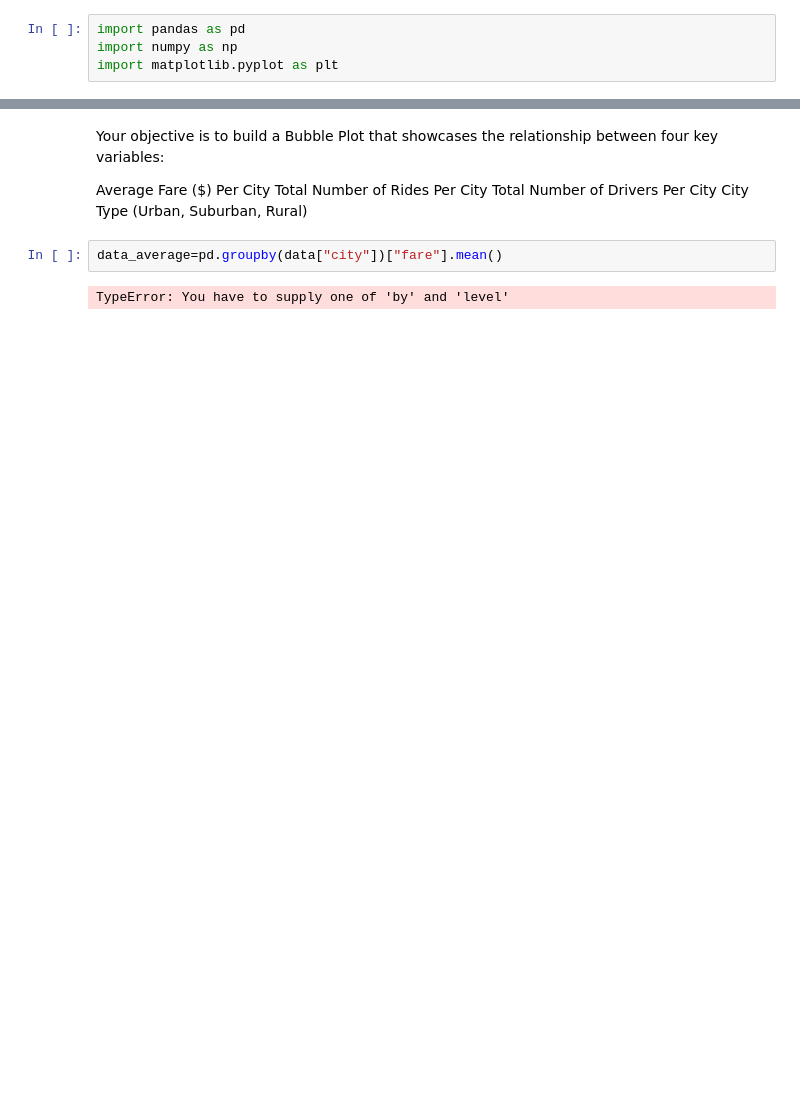
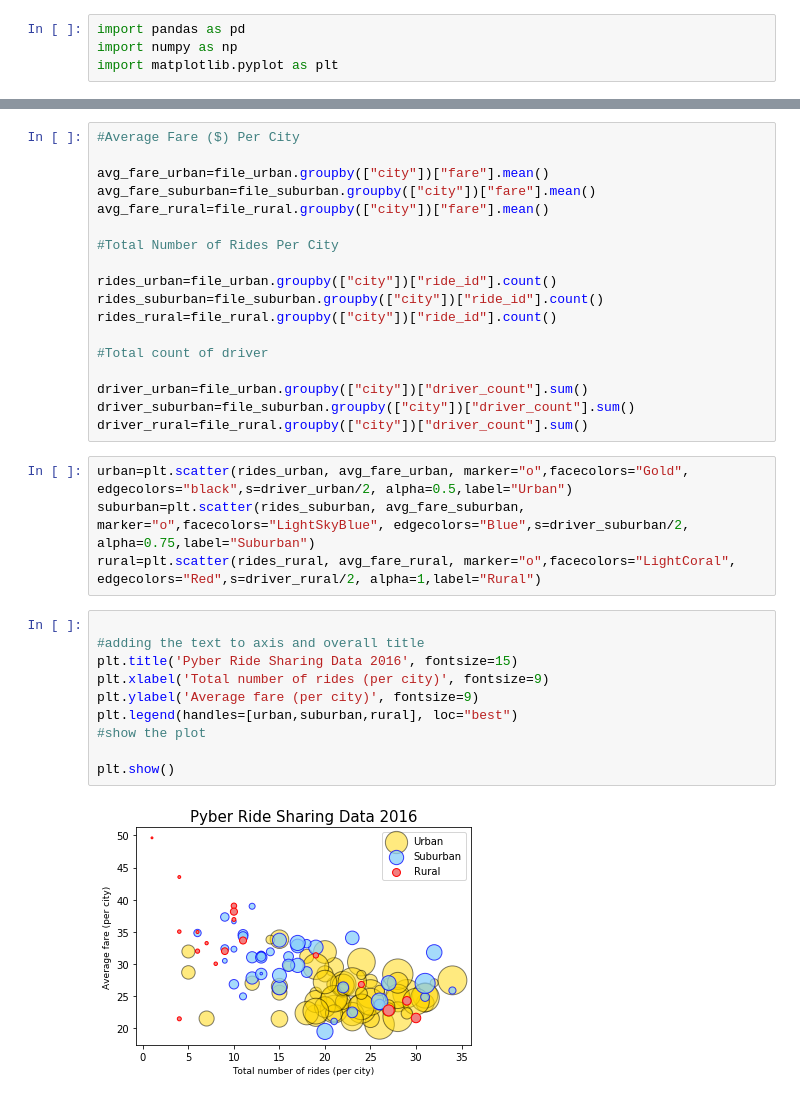
Before and after one commit to sumanakar/python-challenge, a Jupyter notebook: Pyber/Pyber.ipynb, the cells around one changed output, grey strips where cells are left out. Cells and saved outputs as stored; diff of their text form; blank space fills up the shorter version.

```diff
--- a/Pyber/Pyber.ipynb
+++ b/Pyber/Pyber.ipynb
@@ -19,11 +27,34 @@ data.head()
-# %% [markdown]
-Your objective is to build a Bubble Plot that showcases the relationship between four key variables:
-
-Average Fare ($) Per City
-Total Number of Rides Per City
-Total Number of Drivers Per City
-City Type (Urban, Suburban, Rural)
-# %%
-data_average=pd.groupby(data["city"])["fare"].mean()
-# %% [output]
-TypeError: You have to supply one of 'by' and 'level'
+# %%
+#Average Fare ($) Per City
+
+avg_fare_urban=file_urban.groupby(["city"])["fare"].mean()
+avg_fare_suburban=file_suburban.groupby(["city"])["fare"].mean()
+avg_fare_rural=file_rural.groupby(["city"])["fare"].mean()
+
+#Total Number of Rides Per City
+
+rides_urban=file_urban.groupby(["city"])["ride_id"].count()
+rides_suburban=file_suburban.groupby(["city"])["ride_id"].count()
+rides_rural=file_rural.groupby(["city"])["ride_id"].count()
+
+#Total count of driver
+
+driver_urban=file_urban.groupby(["city"])["driver_count"].sum()
+driver_suburban=file_suburban.groupby(["city"])["driver_count"].sum()
+driver_rural=file_rural.groupby(["city"])["driver_count"].sum()
+# %%
+urban=plt.scatter(rides_urban, avg_fare_urban, marker="o",facecolors="Gold", edgecolors="black",s=driver_urban/2, alpha=0.5,label="Urban")
+suburban=plt.scatter(rides_suburban, avg_fare_suburban, marker="o",facecolors="LightSkyBlue", edgecolors="Blue",s=driver_suburban/2, alpha=0.75,label="Suburban")
+rural=plt.scatter(rides_rural, avg_fare_rural, marker="o",facecolors="LightCoral", edgecolors="Red",s=driver_rural/2, alpha=1,label="Rural")
+# %%
+
+#adding the text to axis and overall title
+plt.title('Pyber Ride Sharing Data 2016', fontsize=15)
+plt.xlabel('Total number of rides (per city)', fontsize=9)
+plt.ylabel('Average fare (per city)', fontsize=9)
+plt.legend(handles=[urban,suburban,rural], loc="best")
+#show the plot
+
+plt.show()
+# %% [output]
+[figure, added]
```
Also changed, not shown: parts of 6 cells of this notebook, 10 other files.
